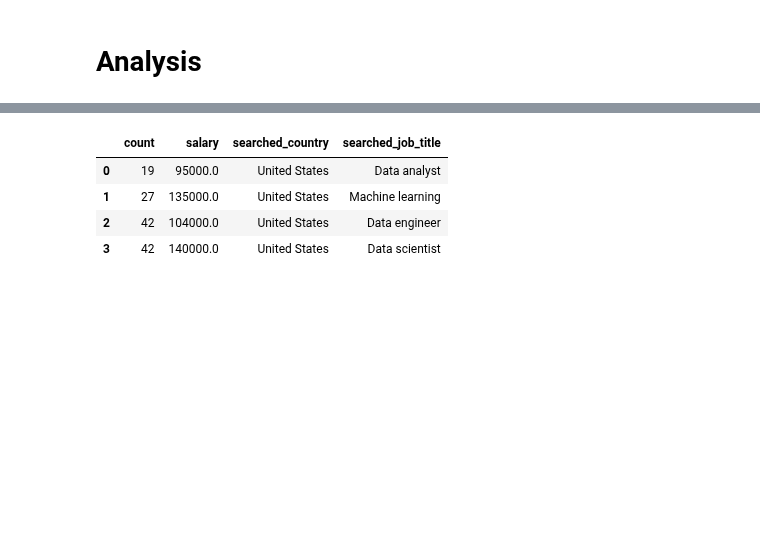
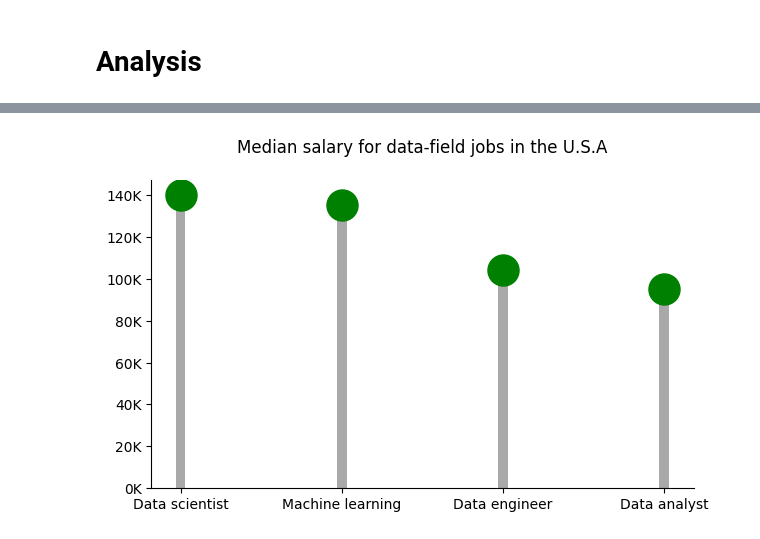
Before and after one commit to muabdalaleam/data-jobs-analysis, a Jupyter notebook: analysis.ipynb, the cells around one changed output, grey strips where cells are left out. Drawn from its saved outputs; the diff is of its cells as text; code cells hidden in the pictures; blank space fills up the shorter version.

```diff
--- a/analysis.ipynb
+++ b/analysis.ipynb
@@ -76,19 +66,37 @@ data
 # %%
-duckdb.sql("""
+data = duckdb.sql("""
     SELECT
         COUNT(id) AS count,
         MEDIAN(salary_min) AS salary,
-        searched_country,
+        -- searched_country,
         searched_job_title
     FROM linkedin_df
     WHERE salary_min IS NOT NULL AND
-        pay_type = 'Annually'
-    GROUP BY searched_country, searched_job_title
+        pay_type = 'Annually' AND
+        searched_country = 'United States'
+    GROUP BY searched_job_title
     HAVING count > 10
+    ORDER BY salary DESC
 """).df()
+
+
+fig, ax = plt.subplots()
+
+ax.bar(
+    data["searched_job_title"], data["salary"], width=0.06, color="darkgrey",
+)
+ax.scatter(
+    data["searched_job_title"], data["salary"], s=500, color="green"
+)
+
+with warnings.catch_warnings():
+    warnings.simplefilter("ignore")
+    ax.set_yticklabels(['{:,.0f}'.format(x) + 'K' for x in ax.get_yticks()/1000])
+    ax.spines[['right', 'top']].set_visible(False)
+
+ax.set_title("Median salary for data-field jobs in the U.S.A", pad=20)
+fig.set_size_inches(7, 4)
+
+plt.show()
 # %% [output]
-|  | count | salary | searched_country | searched_job_title |
-| 0 | 19 | 95000.0 | United States | Data analyst |
-| 1 | 27 | 135000.0 | United States | Machine learning |
-| 2 | 42 | 104000.0 | United States | Data engineer |
-| 3 | 42 | 140000.0 | United States | Data scientist |
+[figure, added]
```
Also changed, not shown: parts of 3 cells of this notebook.
